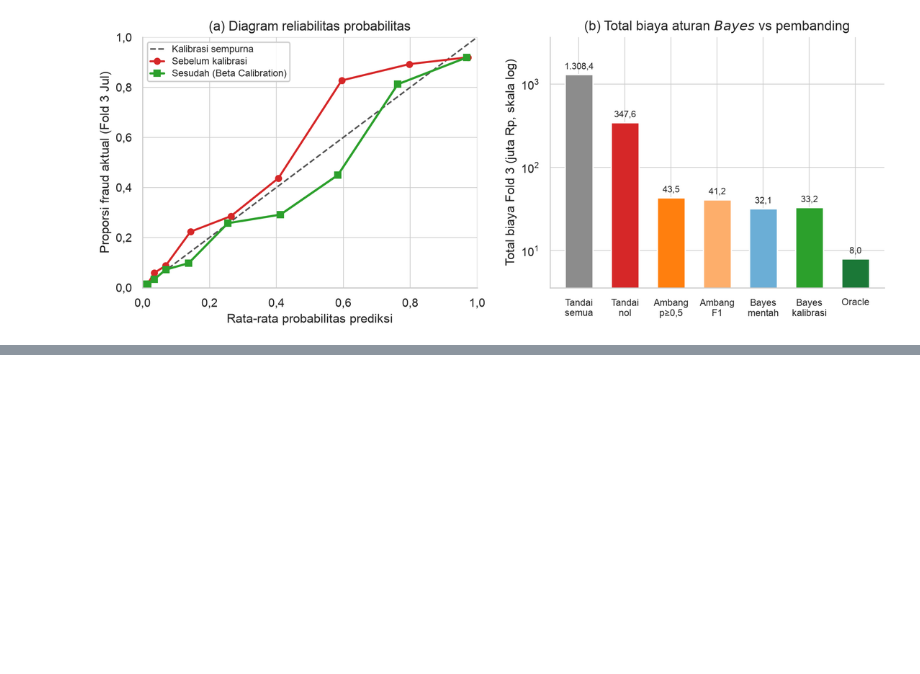
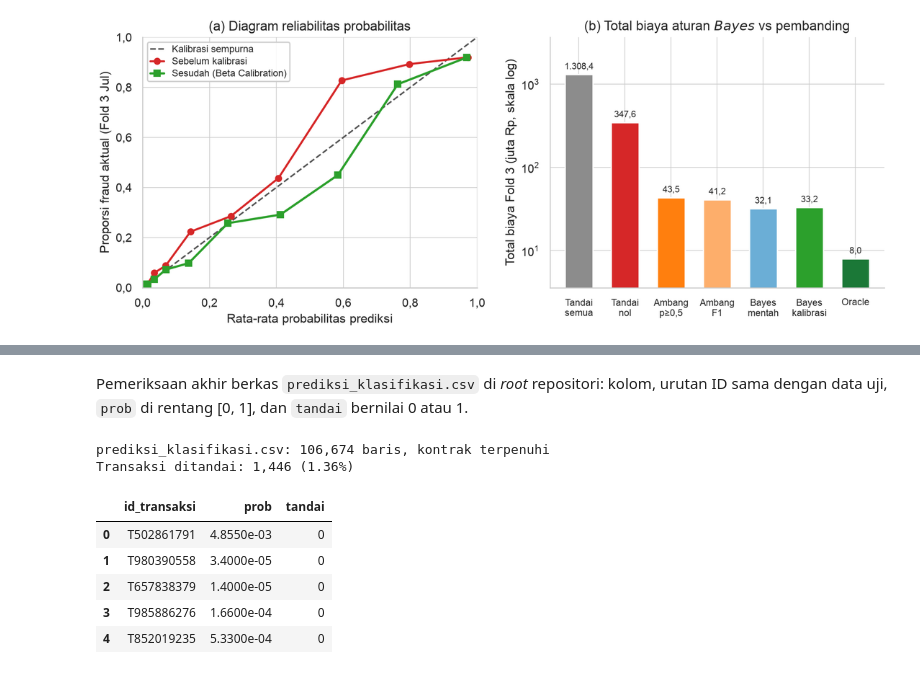
Before and after one commit to Nerodix/uts-ml-2026, a Jupyter notebook: kode/notebooks/tugas2_klasifikasi.ipynb, the cells around one changed output, grey strips where cells are left out. Saved outputs shown, nothing was run; the diff lists cells and outputs as text; code cells hidden in the pictures; blank space fills up the shorter version.

```diff
--- a/kode/notebooks/tugas2_klasifikasi.ipynb
+++ b/kode/notebooks/tugas2_klasifikasi.ipynb
@@ -507,0 +613,24 @@ Kalibrator terpilih: beta_calibration
+# %% [markdown]
+Pemeriksaan akhir berkas `prediksi_klasifikasi.csv` di *root* repositori: kolom, urutan ID sama
+dengan data uji, `prob` di rentang [0, 1], dan `tandai` bernilai 0 atau 1.
+# %%
+from src.config import KLASIFIKASI_TEST_PATH, PRED_KLASIFIKASI_PATH
+
+prediksi = pd.read_csv(PRED_KLASIFIKASI_PATH)
+uji = pd.read_csv(KLASIFIKASI_TEST_PATH, usecols=["id_transaksi"])
+assert list(prediksi.columns) == ["id_transaksi", "prob", "tandai"]
+assert len(prediksi) == len(uji) and prediksi["id_transaksi"].equals(uji["id_transaksi"])
+assert prediksi["prob"].between(0, 1).all()
+assert set(prediksi["tandai"].unique()) <= {0, 1}
+print(f"{PRED_KLASIFIKASI_PATH.name}: {len(prediksi):,} baris, kontrak terpenuhi")
+print(f"Transaksi ditandai: {prediksi['tandai'].sum():,} ({prediksi['tandai'].mean():.2%})")
+display(prediksi.head())
+# %% [output]
+prediksi_klasifikasi.csv: 106,674 baris, kontrak terpenuhi
+Transaksi ditandai: 1,446 (1.36%)
+|  | id_transaksi | prob | tandai |
+| 0 | T502861791 | 4.8550e-03 | 0 |
+| 1 | T980390558 | 3.4000e-05 | 0 |
+| 2 | T657838379 | 1.4000e-05 | 0 |
+| 3 | T985886276 | 1.6600e-04 | 0 |
+| 4 | T852019235 | 5.3300e-04 | 0 |
```
Also changed, not shown: parts of 3 cells of this notebook.
